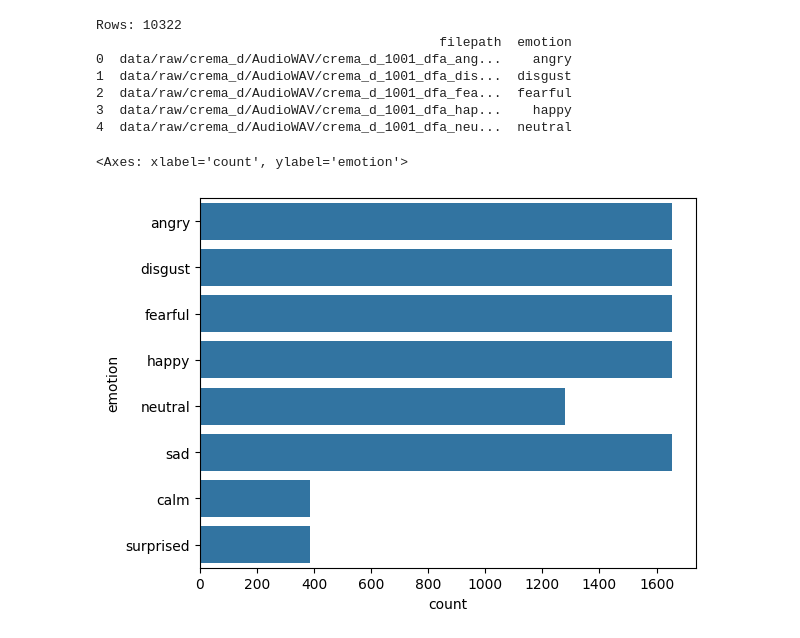
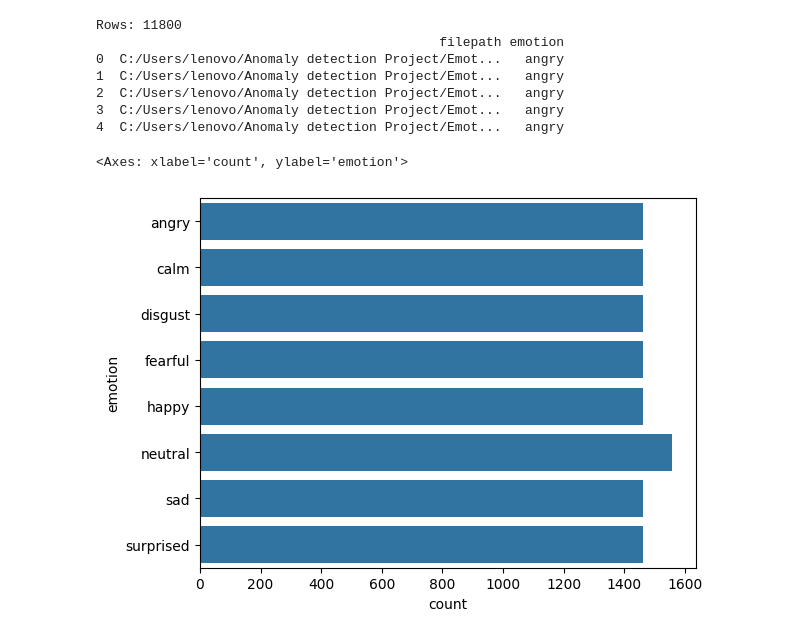
Before and after one commit to mokshu7k/Emotional-aware-chatbot, a Jupyter notebook: notebooks/01_voice_dataset_eda.ipynb, the cells around one changed output. Saved outputs shown, nothing was run; the diff lists cells and outputs as text; code cells hidden in the pictures.

Commit message:
Data Organized

```diff
--- a/notebooks/01_voice_dataset_eda.ipynb
+++ b/notebooks/01_voice_dataset_eda.ipynb
@@ -11,22 +11,22 @@ import warnings
 warnings.filterwarnings('ignore')
 import pathlib
 # %%
-DATA_CSV = pathlib.Path("../data/processed/metadata.csv")
+DATA_CSV = pathlib.Path("../data/processed/metadata_balanced.csv")
 AUDIO_ROOT = pathlib.Path("../")
 # %%
-data = pd.read_csv(DATA_CSV)
-print("Rows:", len(data))
-print(data.head())
+df = pd.read_csv(DATA_CSV)
+print("Rows:", len(df))
+print(df.head())
 # %% [output]
-Rows: 10322
-                                            filepath  emotion
-0  data/raw/crema_d/AudioWAV/crema_d_1001_dfa_ang...    angry
-1  data/raw/crema_d/AudioWAV/crema_d_1001_dfa_dis...  disgust
-2  data/raw/crema_d/AudioWAV/crema_d_1001_dfa_fea...  fearful
-3  data/raw/crema_d/AudioWAV/crema_d_1001_dfa_hap...    happy
-4  data/raw/crema_d/AudioWAV/crema_d_1001_dfa_neu...  neutral
+Rows: 11800
+                                            filepath emotion
+0  C:/Users/lenovo/Anomaly detection Project/Emot...   angry
+1  C:/Users/lenovo/Anomaly detection Project/Emot...   angry
+2  C:/Users/lenovo/Anomaly detection Project/Emot...   angry
+3  C:/Users/lenovo/Anomaly detection Project/Emot...   angry
+4  C:/Users/lenovo/Anomaly detection Project/Emot...   angry
 # %%
-sns.countplot(data['emotion'])
+sns.countplot(df['emotion'])
 # %% [output]
 <Axes: xlabel='count', ylabel='emotion'>
-[figure, old version]
+[figure, new version]
```
Also changed, not shown: parts of 4 cells of this notebook, 17 other files.
